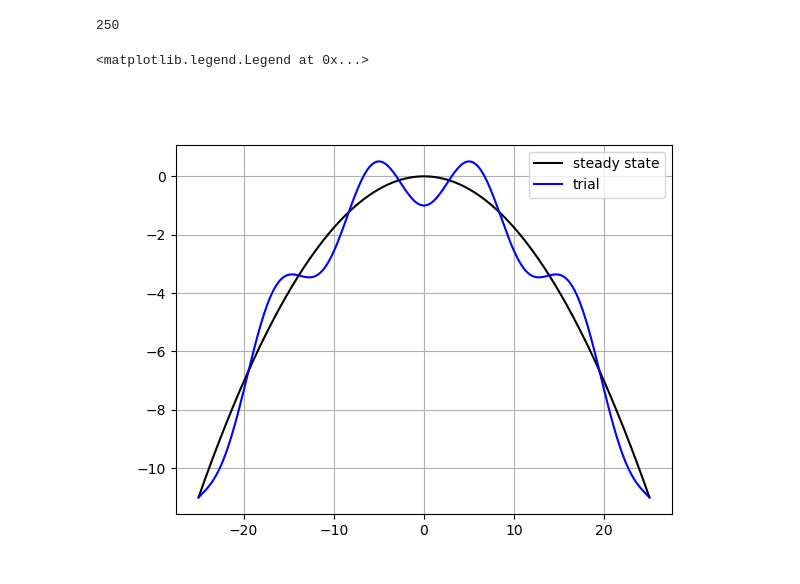
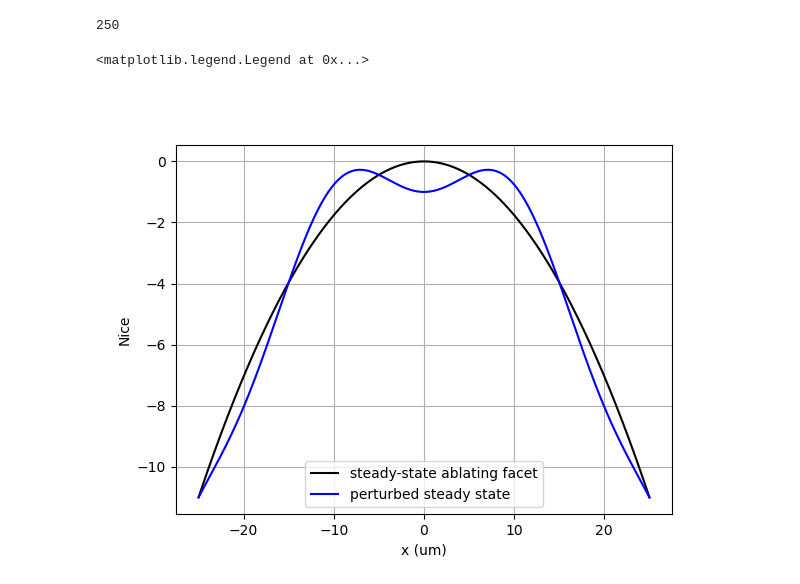
Before and after one commit to upschemistry/icecontinuum, a Jupyter notebook: nesh/probing_robustness_of_faceted_ablation.ipynb, the cells around one changed output. Saved outputs shown, nothing was run; the diff lists cells and outputs as text; code cells hidden in the pictures.

```diff
--- a/nesh/probing_robustness_of_faceted_ablation.ipynb
+++ b/nesh/probing_robustness_of_faceted_ablation.ipynb
@@ -11,23 +11,25 @@ midpt = np.round(npts/2).astype(int); print(midpt)
 x = np.linspace(-l,l,npts)
 N_l = 11
 k = N_l/l**2
-n = 4
+n = 2
 eps = -1
 # %% [output]
 250
 # %%
 f_ss = -k*x**2
 f_perturbation = eps*np.cos((n+.5)*np.pi*x/l)
 f_perturbed = f_ss + f_perturbation
 plt.figure()
-plt.plot(x,f_ss,'k',label='steady state')
+plt.plot(x,f_ss,'k',label='steady-state ablating facet')
 # plt.plot(x,f_perturbation,'r',label='perturbation')
-plt.plot(x,f_perturbed,'b',label='trial')
+plt.plot(x,f_perturbed,'b',label='perturbed steady state')
 plt.grid(True)
+plt.xlabel('x (um)')
+plt.ylabel('Nice')
 plt.legend()
 # %% [output]
 <matplotlib.legend.Legend at 0x...>
-[figure, old version]
+[figure, new version]
 # %%
 xp = x[1:]
 
```
Also changed, not shown: parts of 1 cell of this notebook.
